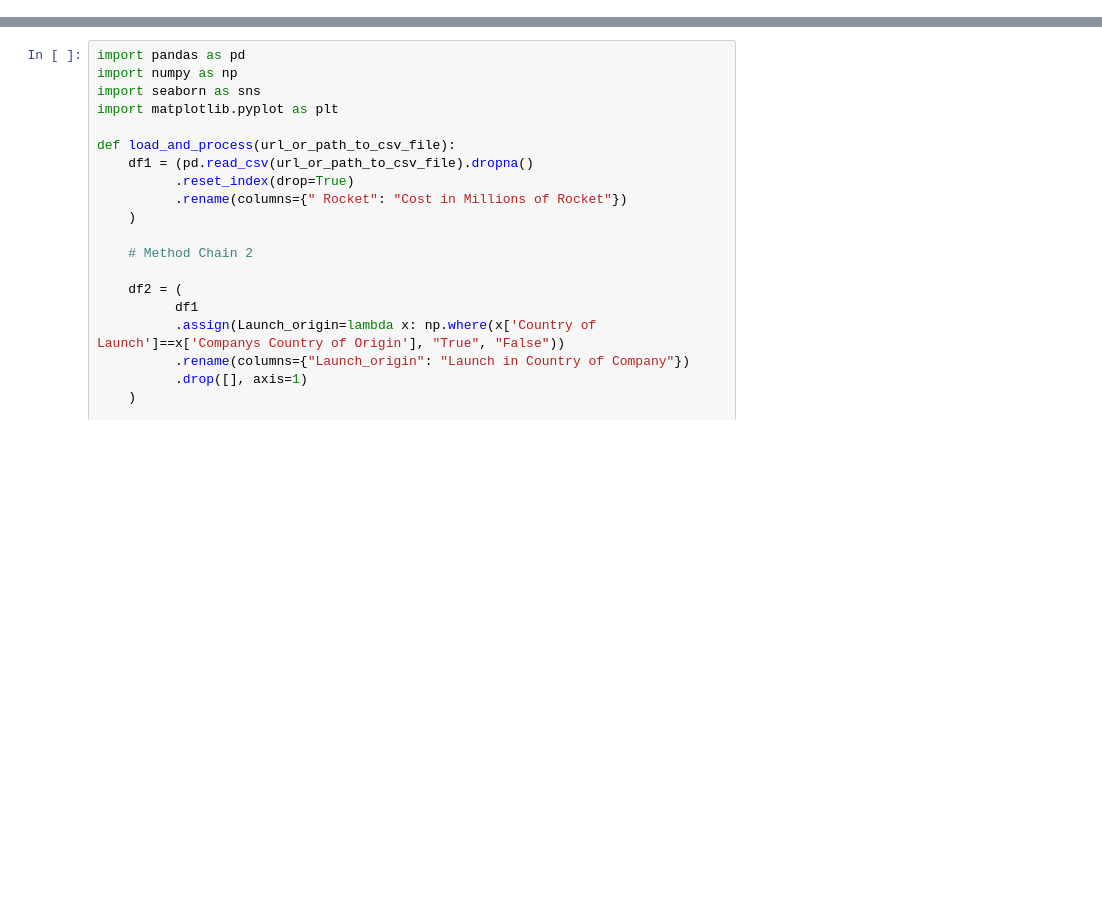
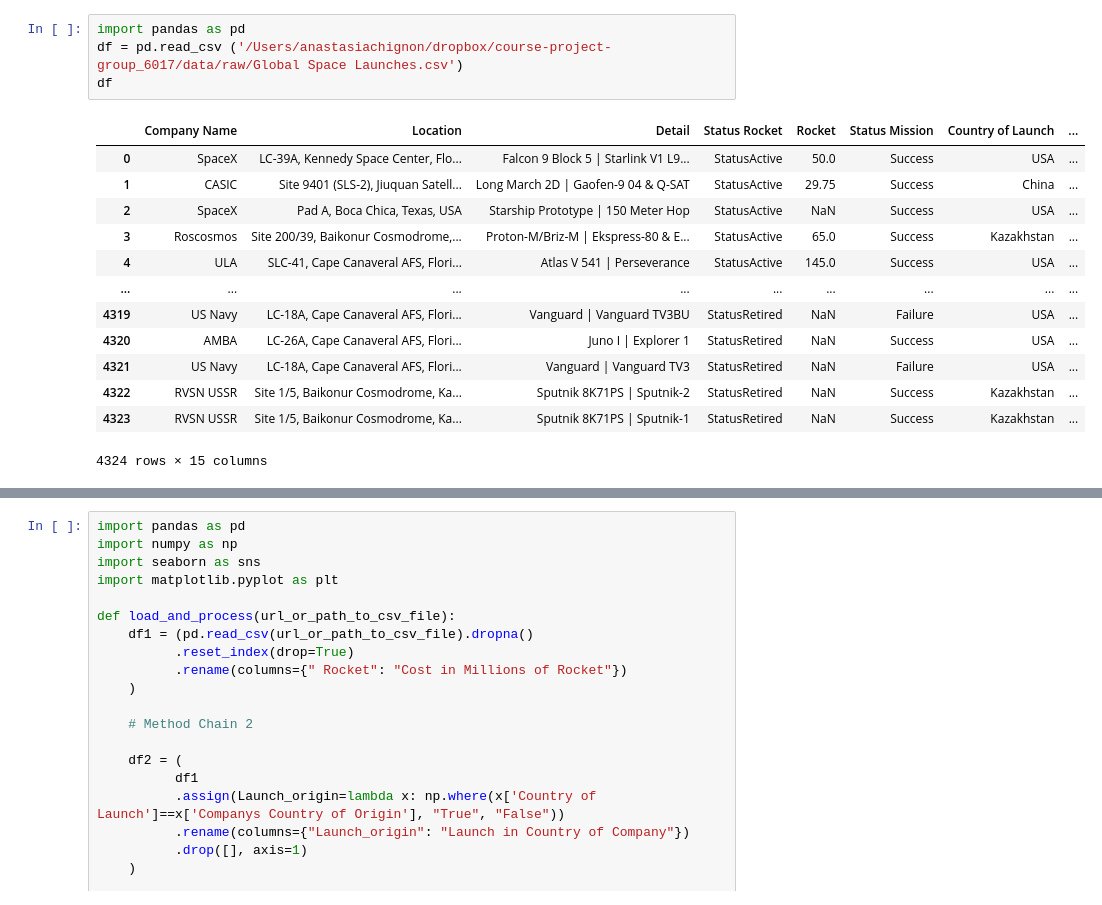
Before and after one commit to data301-2020-winter1/course-project-group_6017, a Jupyter notebook: analysis/submitted/Task 5 Research Question.ipynb, the cells around one changed output, grey strips where cells are left out. Cells and saved outputs as stored; diff of their text form; blank space fills up the shorter version.

```diff
--- a/analysis/submitted/Task 5 Research Question.ipynb
+++ b/analysis/submitted/Task 5 Research Question.ipynb
@@ -23,0 +34,18 @@ The main question that would be brought forth from our data is how privatization
+# %%
+import pandas as pd
+df = pd.read_csv ('/Users/anastasiachignon/dropbox/course-project-group_6017/data/raw/Global Space Launches.csv')
+df
+# %% [output]
+|  | Company Name | Location | Detail | Status Rocket | Rocket | Status Mission | Country of Launch | ... |
+| 0 | SpaceX | LC-39A, Kennedy Space Center, Flo... | Falcon 9 Block 5 | Starlink V1 L9... | StatusActive | 50.0 | Success | USA | ... |
+| 1 | CASIC | Site 9401 (SLS-2), Jiuquan Satell... | Long March 2D | Gaofen-9 04 & Q-SAT | StatusActive | 29.75 | Success | China | ... |
+| 2 | SpaceX | Pad A, Boca Chica, Texas, USA | Starship Prototype | 150 Meter Hop | StatusActive | NaN | Success | USA | ... |
+| 3 | Roscosmos | Site 200/39, Baikonur Cosmodrome,... | Proton-M/Briz-M | Ekspress-80 & E... | StatusActive | 65.0 | Success | Kazakhstan | ... |
+| 4 | ULA | SLC-41, Cape Canaveral AFS, Flori... | Atlas V 541 | Perseverance | StatusActive | 145.0 | Success | USA | ... |
+| ... | ... | ... | ... | ... | ... | ... | ... | ... |
+| 4319 | US Navy | LC-18A, Cape Canaveral AFS, Flori... | Vanguard | Vanguard TV3BU | StatusRetired | NaN | Failure | USA | ... |
+| 4320 | AMBA | LC-26A, Cape Canaveral AFS, Flori... | Juno I | Explorer 1 | StatusRetired | NaN | Success | USA | ... |
+| 4321 | US Navy | LC-18A, Cape Canaveral AFS, Flori... | Vanguard | Vanguard TV3 | StatusRetired | NaN | Failure | USA | ... |
+| 4322 | RVSN USSR | Site 1/5, Baikonur Cosmodrome, Ka... | Sputnik 8K71PS | Sputnik-2 | StatusRetired | NaN | Success | Kazakhstan | ... |
+| 4323 | RVSN USSR | Site 1/5, Baikonur Cosmodrome, Ka... | Sputnik 8K71PS | Sputnik-1 | StatusRetired | NaN | Success | Kazakhstan | ... |
+4324 rows × 15 columns
```
Also changed, not shown: parts of 11 cells of this notebook.
